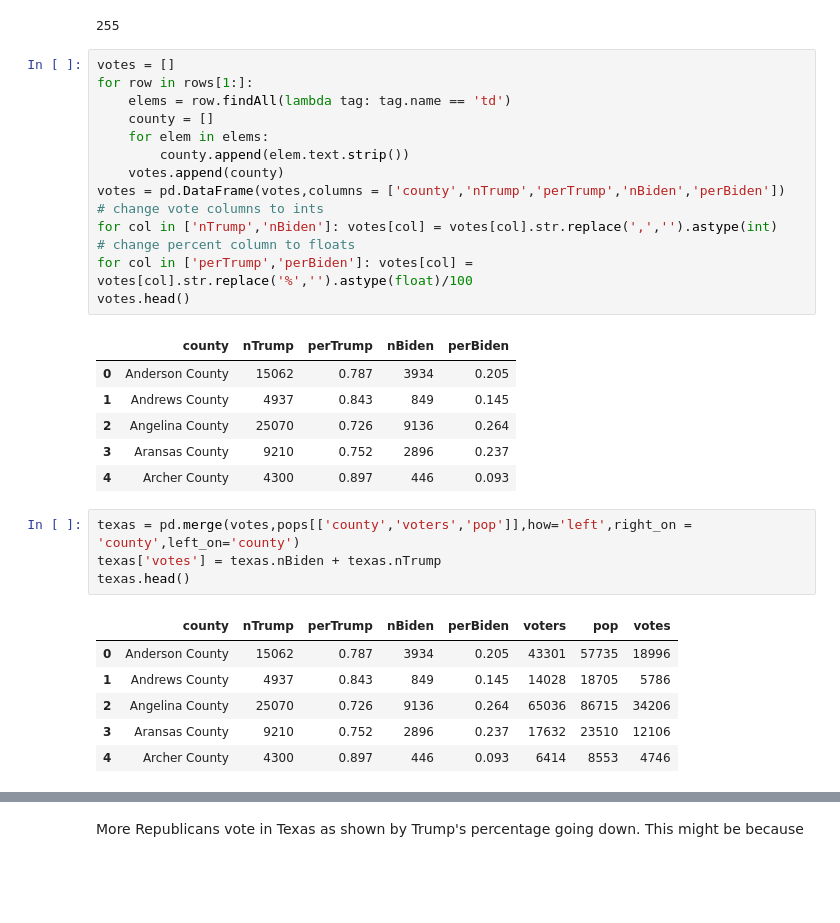
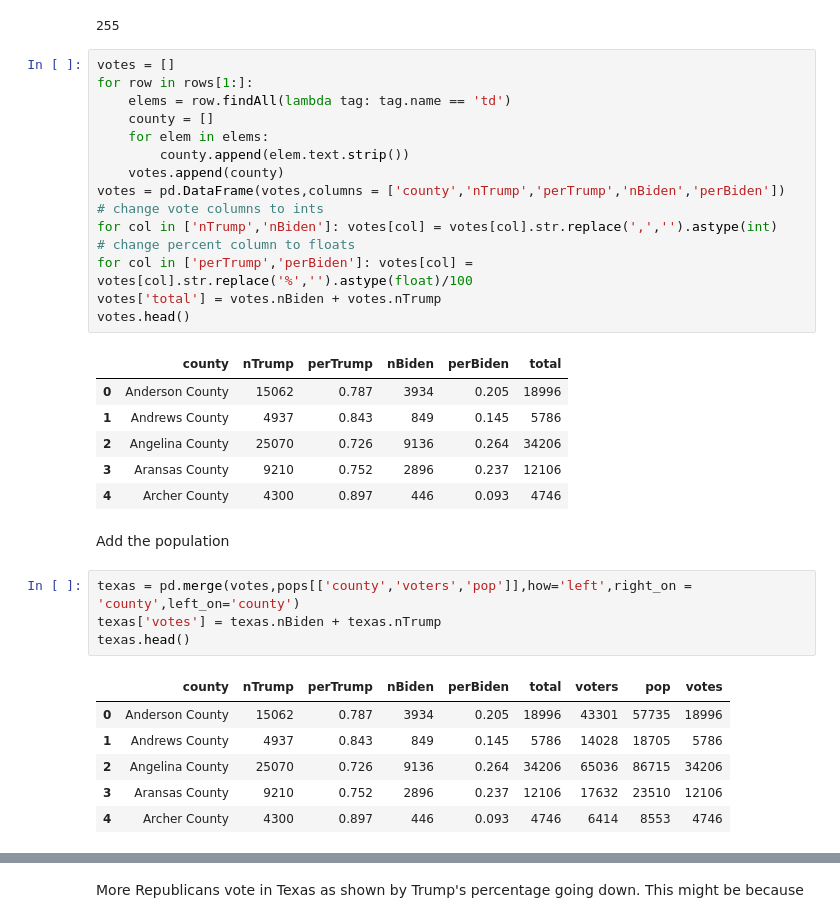
Before and after one commit to seanczak/torch_series_blog, a Jupyter notebook: nbs/election/how_swingable_is_texas.ipynb, the cells around one changed output, grey strips where cells are left out. Saved outputs shown, nothing was run; the diff lists cells and outputs as text; blank space fills up the shorter version.

```diff
--- a/nbs/election/how_swingable_is_texas.ipynb
+++ b/nbs/election/how_swingable_is_texas.ipynb
@@ -93,32 +93,35 @@ len(rows)
 # %%
 votes = []
 for row in rows[1:]:
     elems = row.findAll(lambda tag: tag.name == 'td')
     county = []
     for elem in elems:
         county.append(elem.text.strip())
     votes.append(county)
 votes = pd.DataFrame(votes,columns = ['county','nTrump','perTrump','nBiden','perBiden'])
 # change vote columns to ints
 for col in ['nTrump','nBiden']: votes[col] = votes[col].str.replace(',','').astype(int)
 # change percent column to floats
 for col in ['perTrump','perBiden']: votes[col] = votes[col].str.replace('%','').astype(float)/100
+votes['total'] = votes.nBiden + votes.nTrump
 votes.head()
 # %% [output]
-|  | county | nTrump | perTrump | nBiden | perBiden |
-| 0 | Anderson County | 15062 | 0.787 | 3934 | 0.205 |
-| 1 | Andrews County | 4937 | 0.843 | 849 | 0.145 |
-| 2 | Angelina County | 25070 | 0.726 | 9136 | 0.264 |
-| 3 | Aransas County | 9210 | 0.752 | 2896 | 0.237 |
-| 4 | Archer County | 4300 | 0.897 | 446 | 0.093 |
+|  | county | nTrump | perTrump | nBiden | perBiden | total |
+| 0 | Anderson County | 15062 | 0.787 | 3934 | 0.205 | 18996 |
+| 1 | Andrews County | 4937 | 0.843 | 849 | 0.145 | 5786 |
+| 2 | Angelina County | 25070 | 0.726 | 9136 | 0.264 | 34206 |
+| 3 | Aransas County | 9210 | 0.752 | 2896 | 0.237 | 12106 |
+| 4 | Archer County | 4300 | 0.897 | 446 | 0.093 | 4746 |
+# %% [markdown]
+Add the population
 # %%
 texas = pd.merge(votes,pops[['county','voters','pop']],how='left',right_on = 'county',left_on='county')
 texas['votes'] = texas.nBiden + texas.nTrump
 texas.head()
 # %% [output]
-|  | county | nTrump | perTrump | nBiden | perBiden | voters | pop | votes |
-| 0 | Anderson County | 15062 | 0.787 | 3934 | 0.205 | 43301 | 57735 | 18996 |
-| 1 | Andrews County | 4937 | 0.843 | 849 | 0.145 | 14028 | 18705 | 5786 |
-| 2 | Angelina County | 25070 | 0.726 | 9136 | 0.264 | 65036 | 86715 | 34206 |
-| 3 | Aransas County | 9210 | 0.752 | 2896 | 0.237 | 17632 | 23510 | 12106 |
-| 4 | Archer County | 4300 | 0.897 | 446 | 0.093 | 6414 | 8553 | 4746 |
+|  | county | nTrump | perTrump | nBiden | perBiden | total | voters | pop | votes |
+| 0 | Anderson County | 15062 | 0.787 | 3934 | 0.205 | 18996 | 43301 | 57735 | 18996 |
+| 1 | Andrews County | 4937 | 0.843 | 849 | 0.145 | 5786 | 14028 | 18705 | 5786 |
+| 2 | Angelina County | 25070 | 0.726 | 9136 | 0.264 | 34206 | 65036 | 86715 | 34206 |
+| 3 | Aransas County | 9210 | 0.752 | 2896 | 0.237 | 12106 | 17632 | 23510 | 12106 |
+| 4 | Archer County | 4300 | 0.897 | 446 | 0.093 | 4746 | 6414 | 8553 | 4746 |
```
Also changed, not shown: parts of 7 cells of this notebook, 5 other files.
